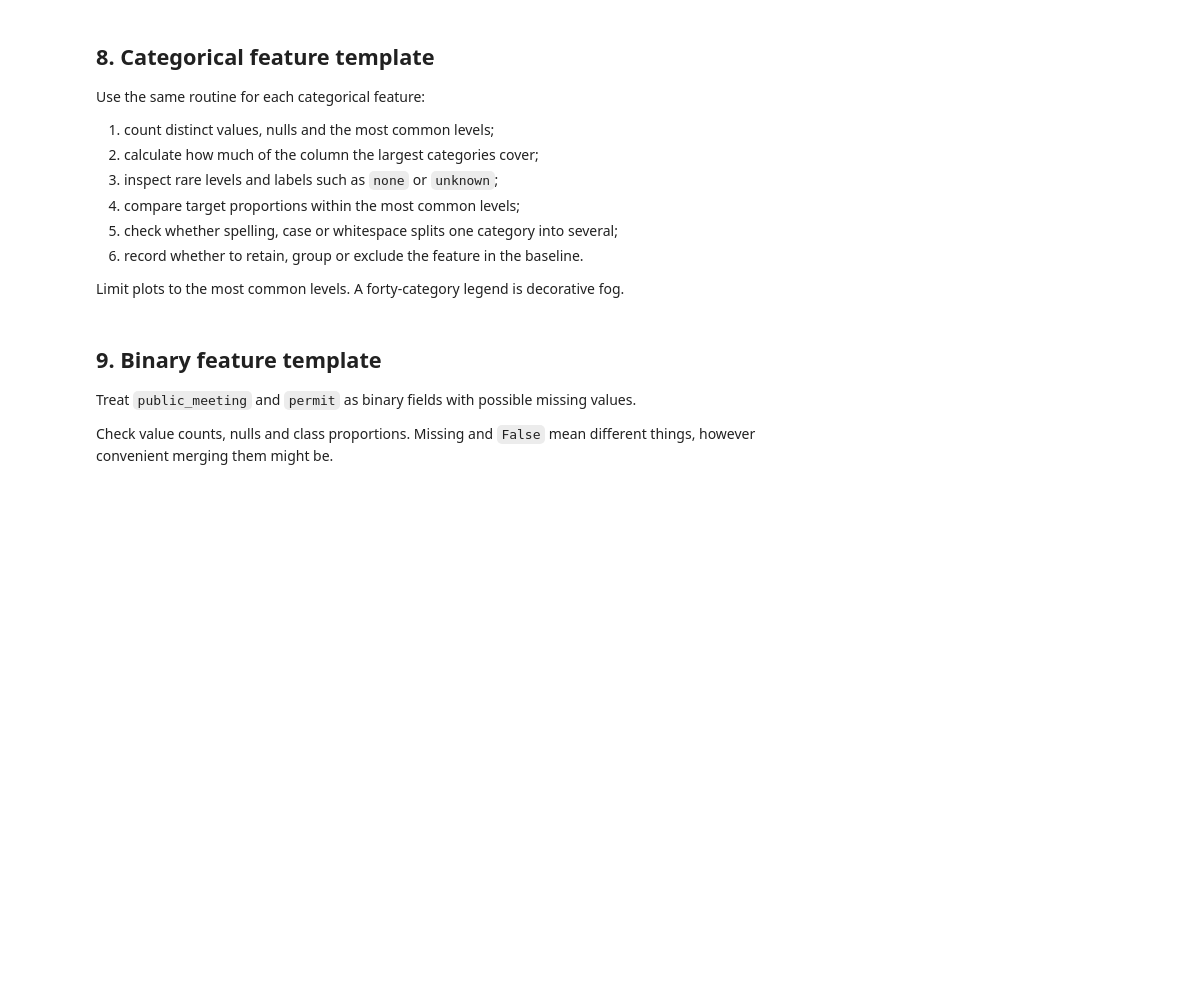
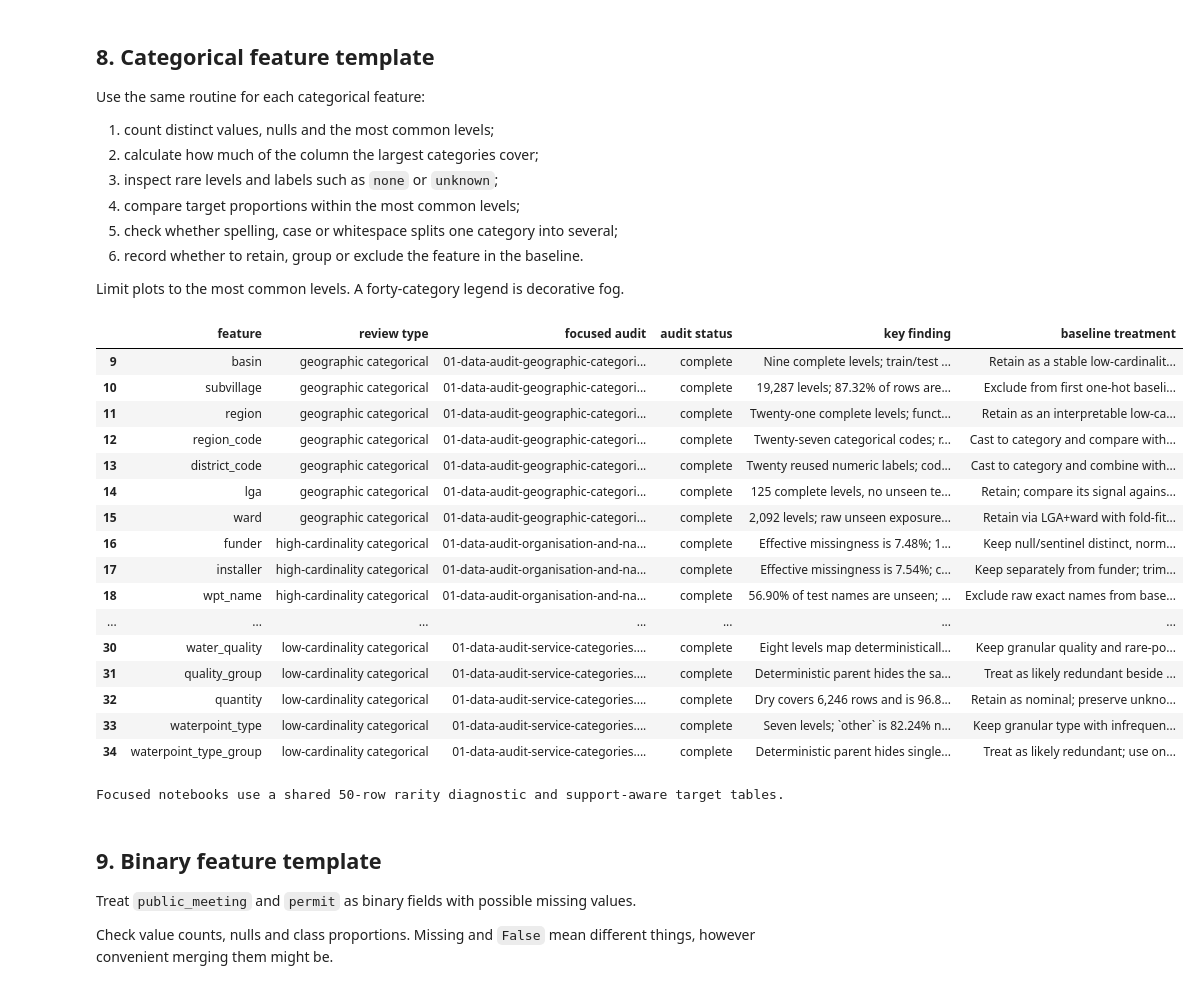
Before and after one commit to AnthonyPWatts/imperial-capstone, a Jupyter notebook: stage-1-pump-it-up/notebooks/01-data-audit.ipynb, the cells around one changed output. Drawn from its saved outputs; the diff is of its cells as text; code cells hidden in the pictures; blank space fills up the shorter version.

Commit message:
Completed predictor data audit

```diff
--- a/stage-1-pump-it-up/notebooks/01-data-audit.ipynb
+++ b/stage-1-pump-it-up/notebooks/01-data-audit.ipynb
@@ -363,8 +428,32 @@ Use the same routine for each categorical feature:
 
 Limit plots to the most common levels. A forty-category legend is decorative fog.
 # %%
-# Write a reusable categorical-feature review.
-# Choose the number of categories shown and explain that choice.
+categorical_rows = feature_register["review type"].str.contains(
+    "categorical|hierarchy|related",
+    case=False,
+    regex=True,
+)
+display(feature_register.loc[categorical_rows])
+print("Focused notebooks use a shared 50-row rarity diagnostic and support-aware target tables.")
+# %% [output]
+|  | feature | review type | focused audit | audit status | key finding | baseline treatment |
+| 9 | basin | geographic categorical | 01-data-audit-geographic-categori... | complete | Nine complete levels; train/test ... | Retain as a stable low-cardinalit... |
+| 10 | subvillage | geographic categorical | 01-data-audit-geographic-categori... | complete | 19,287 levels; 87.32% of rows are... | Exclude from first one-hot baseli... |
+| 11 | region | geographic categorical | 01-data-audit-geographic-categori... | complete | Twenty-one complete levels; funct... | Retain as an interpretable low-ca... |
+| 12 | region_code | geographic categorical | 01-data-audit-geographic-categori... | complete | Twenty-seven categorical codes; r... | Cast to category and compare with... |
+| 13 | district_code | geographic categorical | 01-data-audit-geographic-categori... | complete | Twenty reused numeric labels; cod... | Cast to category and combine with... |
+| 14 | lga | geographic categorical | 01-data-audit-geographic-categori... | complete | 125 complete levels, no unseen te... | Retain; compare its signal agains... |
+| 15 | ward | geographic categorical | 01-data-audit-geographic-categori... | complete | 2,092 levels; raw unseen exposure... | Retain via LGA+ward with fold-fit... |
+| 16 | funder | high-cardinality categorical | 01-data-audit-organisation-and-na... | complete | Effective missingness is 7.48%; 1... | Keep null/sentinel distinct, norm... |
+| 17 | installer | high-cardinality categorical | 01-data-audit-organisation-and-na... | complete | Effective missingness is 7.54%; c... | Keep separately from funder; trim... |
+| 18 | wpt_name | high-cardinality categorical | 01-data-audit-organisation-and-na... | complete | 56.90% of test names are unseen; ... | Exclude raw exact names from base... |
+| ... | ... | ... | ... | ... | ... | ... |
+| 30 | water_quality | low-cardinality categorical | 01-data-audit-service-categories.... | complete | Eight levels map deterministicall... | Keep granular quality and rare-po... |
+| 31 | quality_group | low-cardinality categorical | 01-data-audit-service-categories.... | complete | Deterministic parent hides the sa... | Treat as likely redundant beside ... |
+| 32 | quantity | low-cardinality categorical | 01-data-audit-service-categories.... | complete | Dry covers 6,246 rows and is 96.8... | Retain as nominal; preserve unkno... |
+| 33 | waterpoint_type | low-cardinality categorical | 01-data-audit-service-categories.... | complete | Seven levels; `other` is 82.24% n... | Keep granular type with infrequen... |
+| 34 | waterpoint_type_group | low-cardinality categorical | 01-data-audit-service-categories.... | complete | Deterministic parent hides single... | Treat as likely redundant; use on... |
+Focused notebooks use a shared 50-row rarity diagnostic and support-aware target tables.
 # %% [markdown]
 ## 9. Binary feature template
 
```
Also changed, not shown: parts of 18 cells of this notebook, 13 other files.
